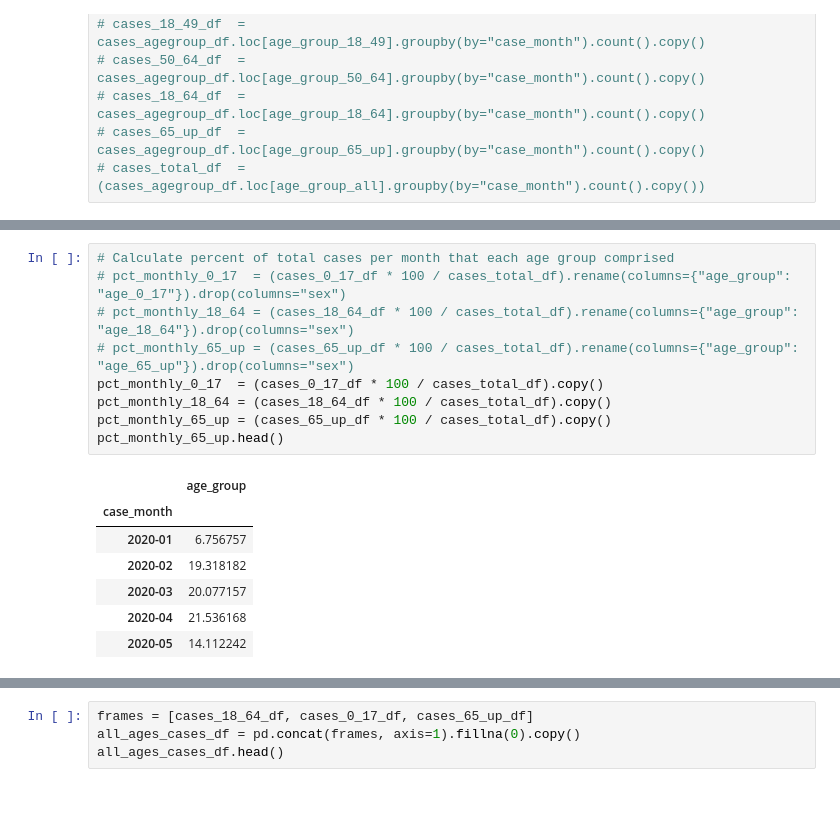
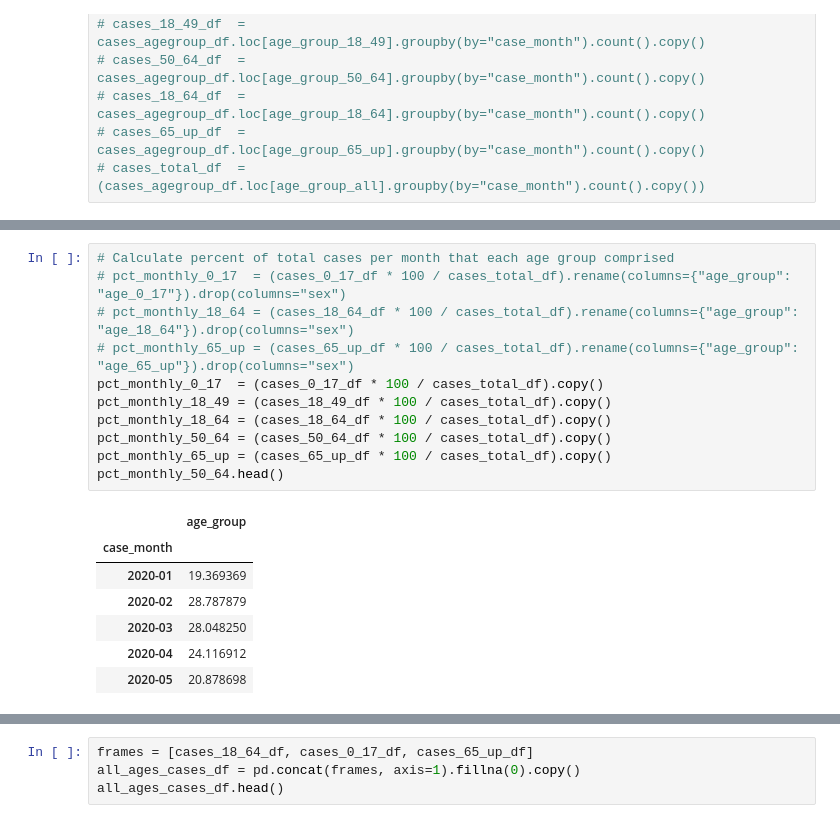
Before and after one commit to kevogil/covid-analysis, a Jupyter notebook: Notebooks/Analysis_And_Visualizations/covid_infections_by_age_group.V2.ipynb, the cells around one changed output, grey strips where cells are left out. Drawn from its saved outputs; the diff is of its cells as text.

```diff
--- a/Notebooks/Analysis_And_Visualizations/covid_infections_by_age_group.V2.ipynb
+++ b/Notebooks/Analysis_And_Visualizations/covid_infections_by_age_group.V2.ipynb
@@ -184,17 +164,19 @@ cases_0_17_df.head()
 # %%
 # Calculate percent of total cases per month that each age group comprised
 # pct_monthly_0_17  = (cases_0_17_df * 100 / cases_total_df).rename(columns={"age_group": "age_0_17"}).drop(columns="sex")
 # pct_monthly_18_64 = (cases_18_64_df * 100 / cases_total_df).rename(columns={"age_group": "age_18_64"}).drop(columns="sex")
 # pct_monthly_65_up = (cases_65_up_df * 100 / cases_total_df).rename(columns={"age_group": "age_65_up"}).drop(columns="sex")
 pct_monthly_0_17  = (cases_0_17_df * 100 / cases_total_df).copy()
+pct_monthly_18_49 = (cases_18_49_df * 100 / cases_total_df).copy()
 pct_monthly_18_64 = (cases_18_64_df * 100 / cases_total_df).copy()
+pct_monthly_50_64 = (cases_50_64_df * 100 / cases_total_df).copy()
 pct_monthly_65_up = (cases_65_up_df * 100 / cases_total_df).copy()
-pct_monthly_65_up.head()
+pct_monthly_50_64.head()
 # %% [output]
 |  | age_group |
 | case_month |  |
-| 2020-01 | 6.756757 |
-| 2020-02 | 19.318182 |
-| 2020-03 | 20.077157 |
-| 2020-04 | 21.536168 |
-| 2020-05 | 14.112242 |
+| 2020-01 | 19.369369 |
+| 2020-02 | 28.787879 |
+| 2020-03 | 28.048250 |
+| 2020-04 | 24.116912 |
+| 2020-05 | 20.878698 |
```
Also changed, not shown: parts of 25 cells of this notebook.
